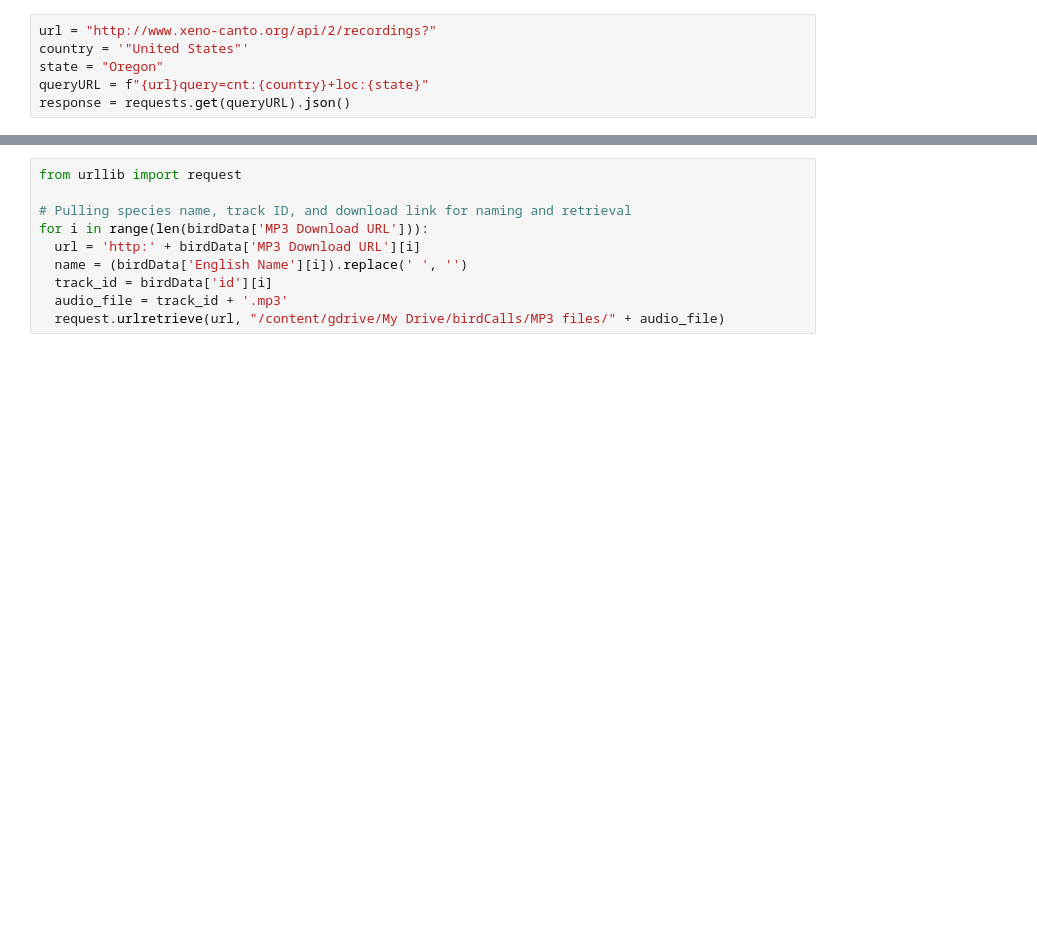
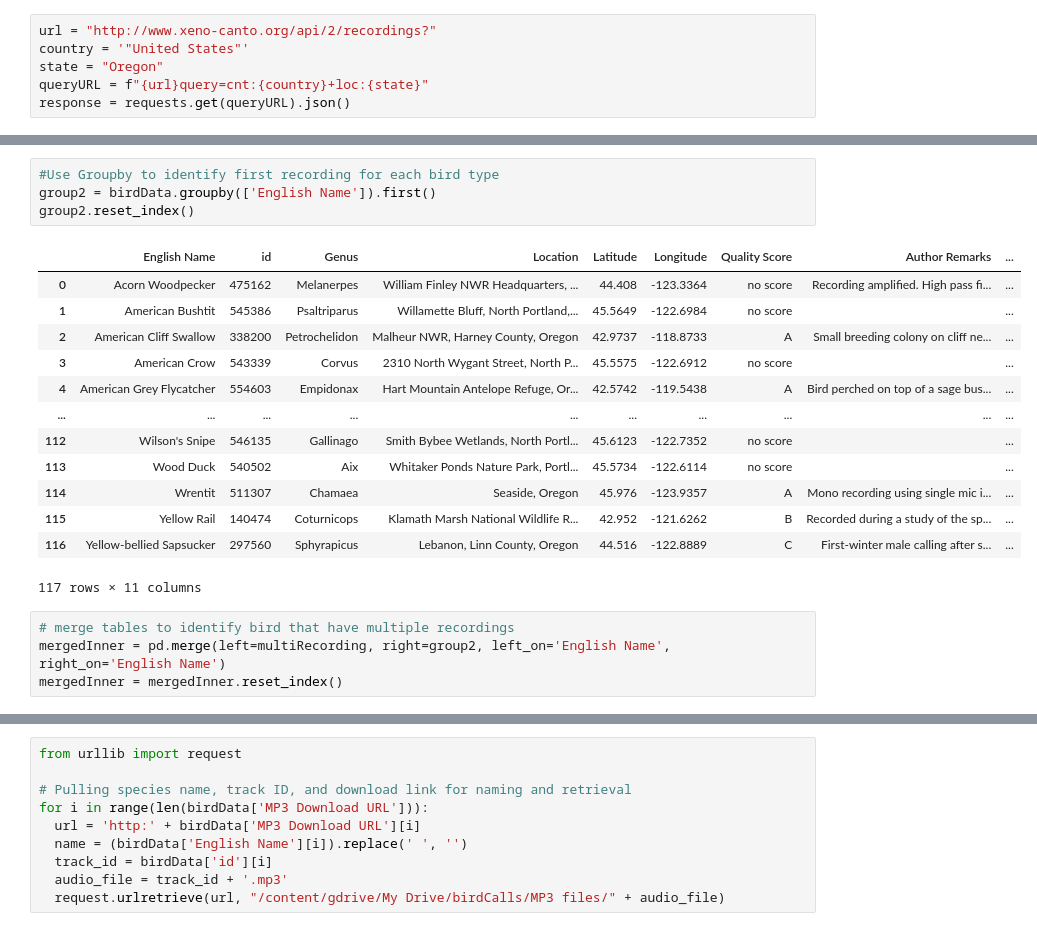
Before and after one commit to irisarn/birdCalls, a Jupyter notebook: API_calls.ipynb, the cells around one changed output, grey strips where cells are left out. Drawn from its saved outputs; the diff is of its cells as text; blank space fills up the shorter version.

```diff
--- a/API_calls.ipynb
+++ b/API_calls.ipynb
@@ -119,0 +121,22 @@ drive.mount('/content/gdrive')
+# %%
+#Use Groupby to identify first recording for each bird type
+group2 = birdData.groupby(['English Name']).first()
+group2.reset_index()
+# %% [output]
+|  | English Name | id | Genus | Location | Latitude | Longitude | Quality Score | Author Remarks | ... |
+| 0 | Acorn Woodpecker | 475162 | Melanerpes | William Finley NWR Headquarters, ... | 44.408 | -123.3364 | no score | Recording amplified. High pass fi... | ... |
+| 1 | American Bushtit | 545386 | Psaltriparus | Willamette Bluff, North Portland,... | 45.5649 | -122.6984 | no score |  | ... |
+| 2 | American Cliff Swallow | 338200 | Petrochelidon | Malheur NWR, Harney County, Oregon | 42.9737 | -118.8733 | A | Small breeding colony on cliff ne... | ... |
+| 3 | American Crow | 543339 | Corvus | 2310 North Wygant Street, North P... | 45.5575 | -122.6912 | no score |  | ... |
+| 4 | American Grey Flycatcher | 554603 | Empidonax | Hart Mountain Antelope Refuge, Or... | 42.5742 | -119.5438 | A | Bird perched on top of a sage bus... | ... |
+| ... | ... | ... | ... | ... | ... | ... | ... | ... | ... |
+| 112 | Wilson's Snipe | 546135 | Gallinago | Smith Bybee Wetlands, North Portl... | 45.6123 | -122.7352 | no score |  | ... |
+| 113 | Wood Duck | 540502 | Aix | Whitaker Ponds Nature Park, Portl... | 45.5734 | -122.6114 | no score |  | ... |
+| 114 | Wrentit | 511307 | Chamaea | Seaside, Oregon | 45.976 | -123.9357 | A | Mono recording using single mic i... | ... |
+| 115 | Yellow Rail | 140474 | Coturnicops | Klamath Marsh National Wildlife R... | 42.952 | -121.6262 | B | Recorded during a study of the sp... | ... |
+| 116 | Yellow-bellied Sapsucker | 297560 | Sphyrapicus | Lebanon, Linn County, Oregon | 44.516 | -122.8889 | C | First-winter male calling after s... | ... |
+117 rows × 11 columns
+# %%
+# merge tables to identify bird that have multiple recordings
+mergedInner = pd.merge(left=multiRecording, right=group2, left_on='English Name', right_on='English Name')
+mergedInner = mergedInner.reset_index()
```
Also changed, not shown: parts of 17 cells of this notebook, 6 other files.
